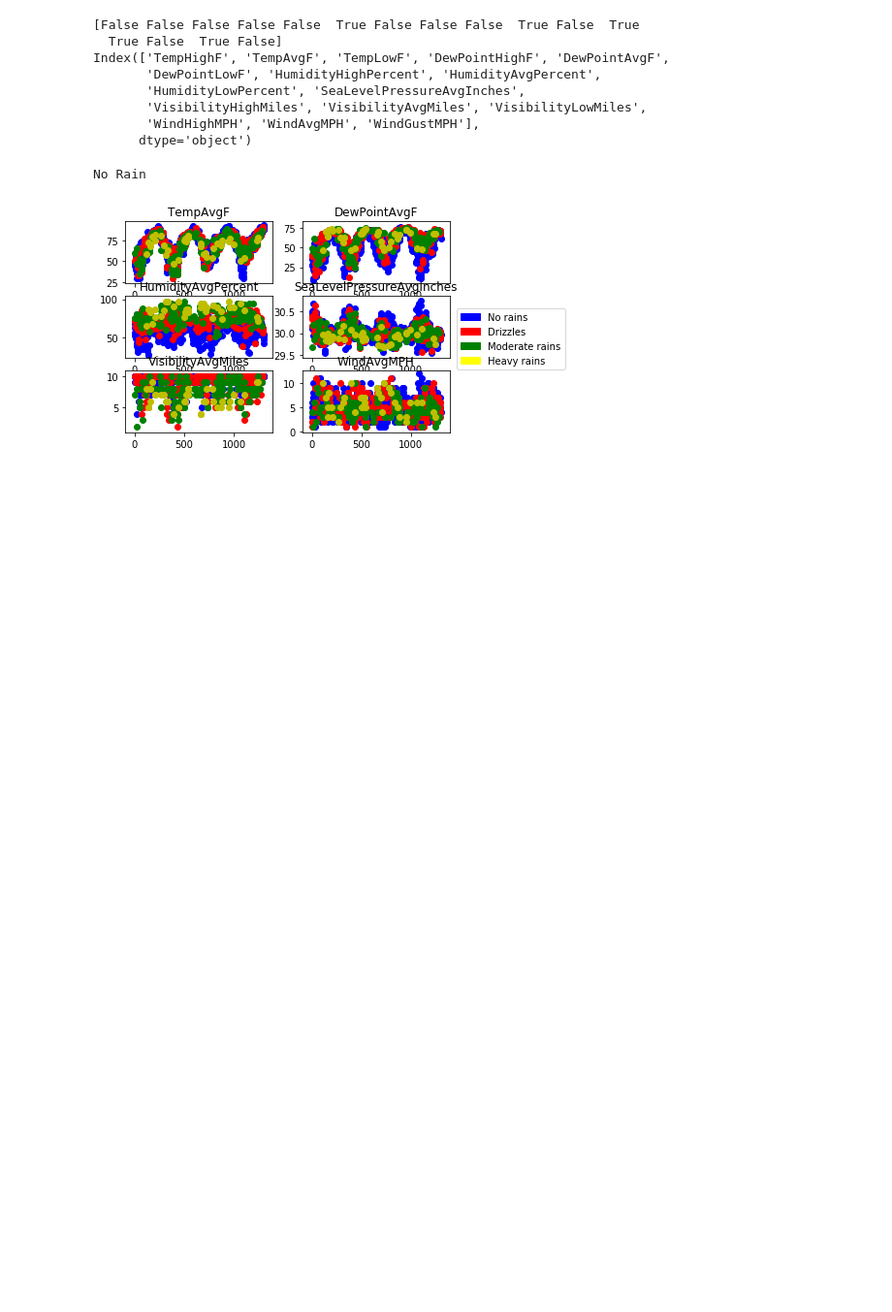
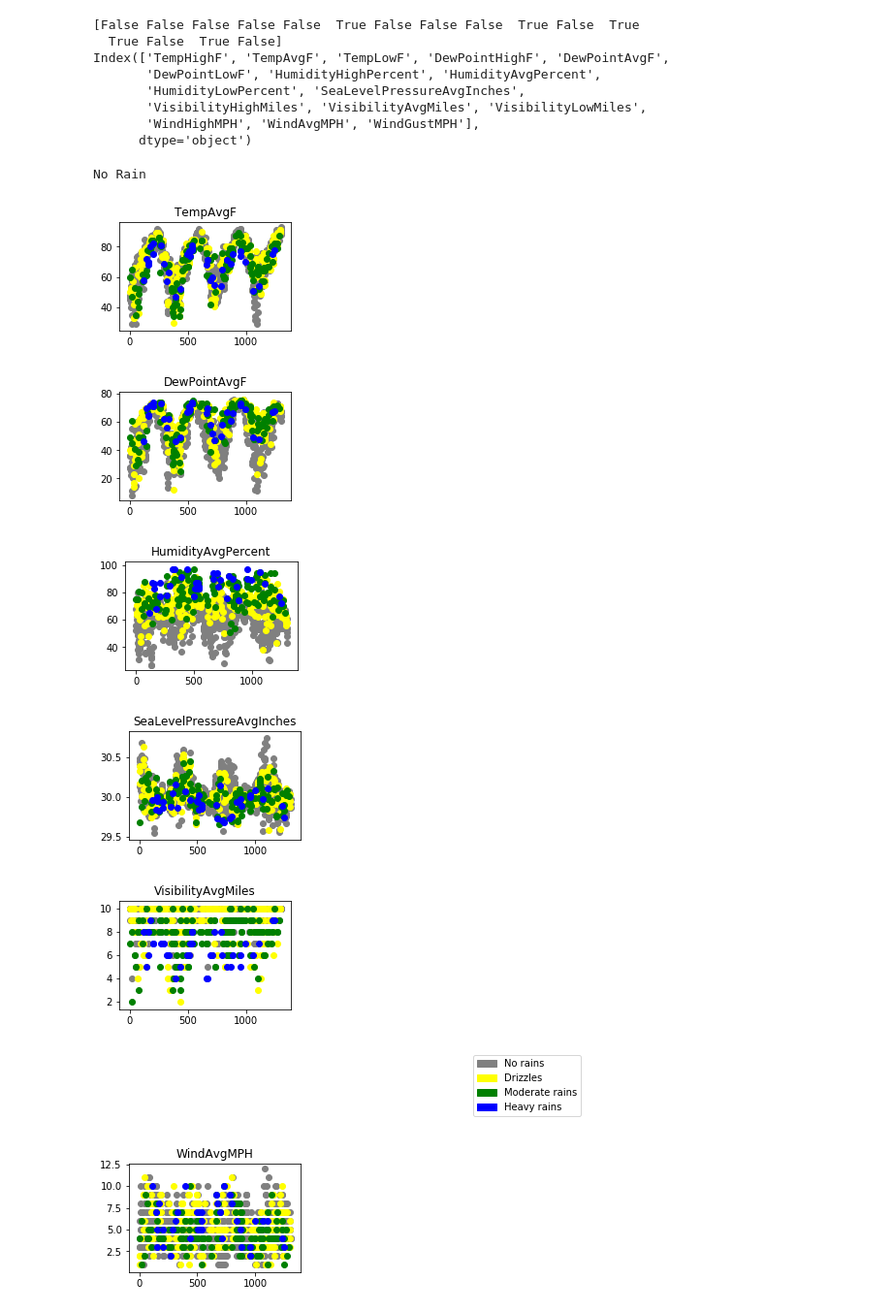
Before and after one commit to syedfasihuddin/Predicting-Rainfall, a Jupyter notebook: PredictingRainfall.ipynb, the cells around one changed output. Shown: that part at 97% size. Cells and saved outputs as stored; diff of their text form; code cells hidden in the pictures; blank space fills up the shorter version.

Commit message:
Enhancing visualization

```diff
--- a/PredictingRainfall.ipynb
+++ b/PredictingRainfall.ipynb
@@ -318,19 +308,27 @@ x3 = x3.filter(['TempAvgF', 'DewPointAvgF', 'HumidityAvgPercent', 'SeaLevelPress
 x4 = x4.filter(['TempAvgF', 'DewPointAvgF', 'HumidityAvgPercent', 'SeaLevelPressureAvgInches', 'VisibilityAvgMiles', 'WindAvgMPH'], axis=1)
 # %%
 for i in range(6):
+    plt.figure(figsize=(7,7))
     plt.subplot(3,2,i+1)
-    plt.scatter(x1.index.values, x1[x1.columns.values[i]], color='b')
-    plt.scatter(x2.index.values, x2[x2.columns.values[i]], color='r')
-    plt.scatter(x3.index.values, x3[x3.columns.values[i]], color='g')
-    plt.scatter(x4.index.values, x4[x4.columns.values[i]], color='y')
-    plt.title(x1.columns.values[i])
+    a= plt.scatter(x1.index.values, x1[x1.columns.values[i]], color='grey')
+    b= plt.scatter(x2.index.values, x2[x2.columns.values[i]], color='yellow')
+    c= plt.scatter(x3.index.values, x3[x3.columns.values[i]], color='g')
+    d= plt.scatter(x4.index.values, x4[x4.columns.values[i]], color='blue')
+    e= plt.title(x1.columns.values[i])
 
-blue_patch = mpatches.Patch(color='blue', label='No rains')
-red_patch = mpatches.Patch(color='red', label='Drizzles')
+blue_patch = mpatches.Patch(color='grey', label='No rains')
+red_patch = mpatches.Patch(color='yellow', label='Drizzles')
 green_patch = mpatches.Patch(color='green', label='Moderate rains')
-yellow_patch = mpatches.Patch(color='yellow', label='Heavy rains')
-plt.legend(handles=[blue_patch, red_patch, green_patch, yellow_patch], bbox_to_anchor=(1.05, 2), loc=2, borderaxespad=0.)
+yellow_patch = mpatches.Patch(color='blue', label='Heavy rains')
+plt.legend(handles=[blue_patch, red_patch, green_patch, yellow_patch], bbox_to_anchor=(2, 2), loc=2, borderaxespad=0.)
+#from matplotlib.pyplot import figure
+#figure(num=None, figsize=(8, 6), dpi=80, facecolor='w', edgecolor='k')
 
 plt.show()
 # %% [output]
-[figure, old version]
+[figure, new version]
+[figure, added]
+[figure, added]
+[figure, added]
+[figure, added]
+[figure, added]
```
Also changed, not shown: parts of 9 cells of this notebook.
